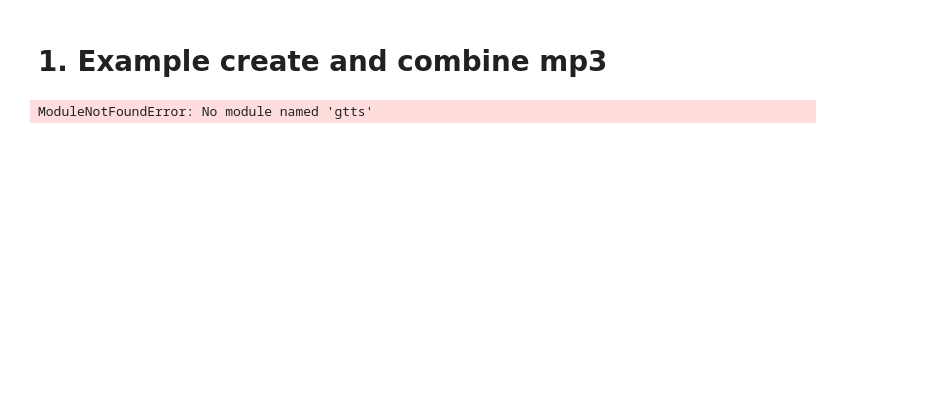
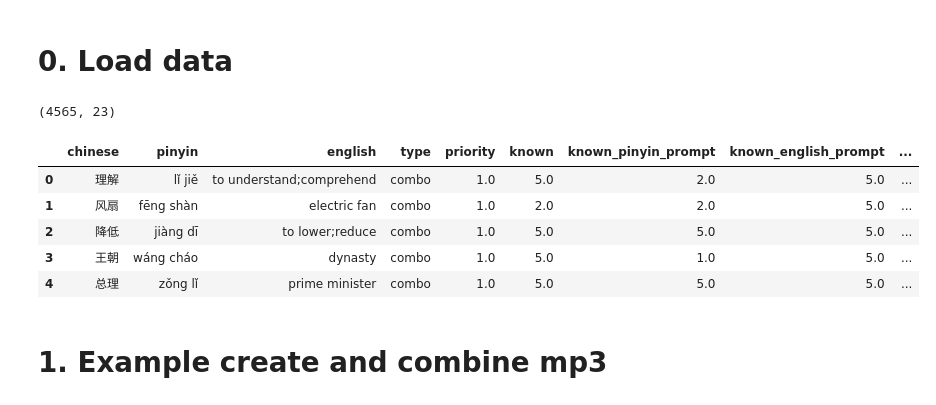
Before and after one commit to srcole/mandarin_data, a Jupyter notebook: 02_audio_generation/01_explore.ipynb, the cells around one changed output. Cells and saved outputs as stored; diff of their text form; code cells hidden in the pictures; blank space fills up the shorter version.

```diff
--- a/02_audio_generation/01_explore.ipynb
+++ b/02_audio_generation/01_explore.ipynb
@@ -6,13 +11,26 @@ import pandas as pd
+# %% [markdown]
+# 0. Load data
+# %%
+cols_keep = [
+    'chinese', 'pinyin', 'english',
+    'type', 'priority', 'known', 'known_pinyin_prompt', 'known_english_prompt',
+    'phonetic', 'category1', 'quality',
+    'word1', 'word1_english', 'word2', 'word2_english', 'word3', 'word3_english', 'word4', 'word4_english',
+    'sentence', 'sentence_pinyin', 'sentence_english', 'date']
+sheet_url = 'https://docs.google.com/spreadsheets/d/1pw9EAIvtiWenPDBFBIf7pwTh0FvIbIR0c3mY5gJwlDk/edit#gid=0'
+sheet_url = sheet_url.replace('/edit#gid=', '/export?format=csv&gid=')
+df = pd.read_csv(sheet_url)[cols_keep]
+df = df.dropna(subset=['chinese', 'english'])
+print(df.shape)
+df.head()
+# %% [output]
+(4565, 23)
+|  | chinese | pinyin | english | type | priority | known | known_pinyin_prompt | known_english_prompt | ... |
+| 0 | 理解 | lǐ jiě | to understand;comprehend | combo | 1.0 | 5.0 | 2.0 | 5.0 | ... |
+| 1 | 风扇 | fēng shàn | electric fan | combo | 1.0 | 2.0 | 2.0 | 5.0 | ... |
+| 2 | 降低 | jiàng dī | to lower;reduce | combo | 1.0 | 5.0 | 5.0 | 5.0 | ... |
+| 3 | 王朝 | wáng cháo | dynasty | combo | 1.0 | 5.0 | 1.0 | 5.0 | ... |
+| 4 | 总理 | zǒng lǐ | prime minister | combo | 1.0 | 5.0 | 5.0 | 5.0 | ... |
 # %% [markdown]
 # 1. Example create and combine mp3
-# %%
-# Create Chinese TTS
-tts_chinese = gTTS("乐极生悲", lang="zh-cn")
-tts_chinese.save("chinese.mp3")
-
-# Create English TTS
-tts_english = gTTS("Extreme joy begets sorrow.", lang="en")
-tts_english.save("english.mp3")
-# %% [output]
-ModuleNotFoundError: No module named 'gtts'
 # %%
```
Also changed, not shown: parts of 31 cells of this notebook, 1 other file.
